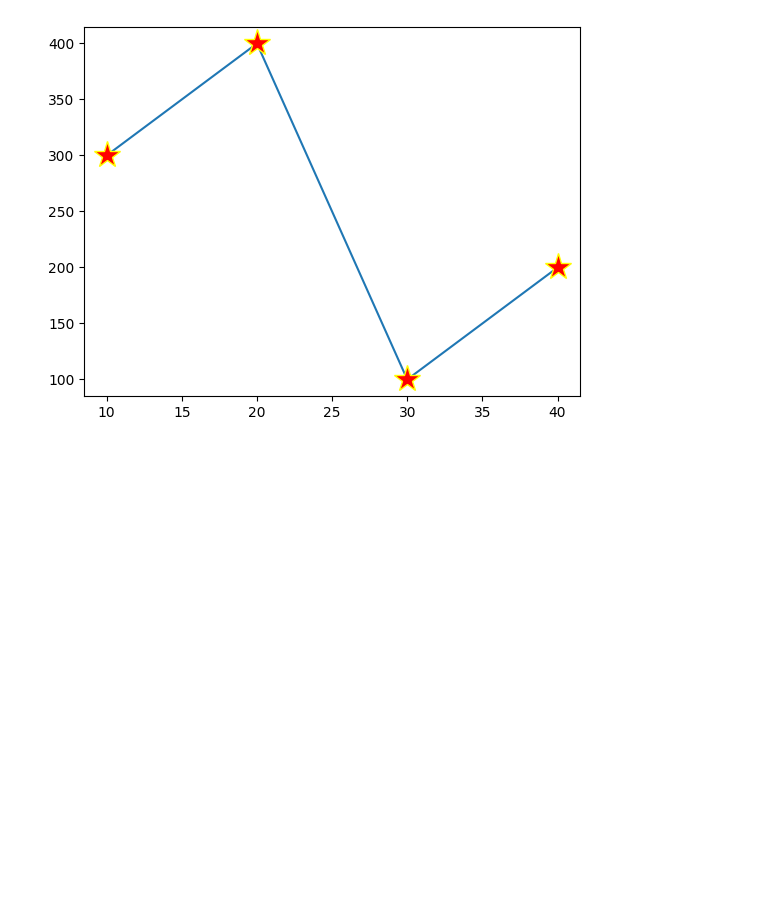
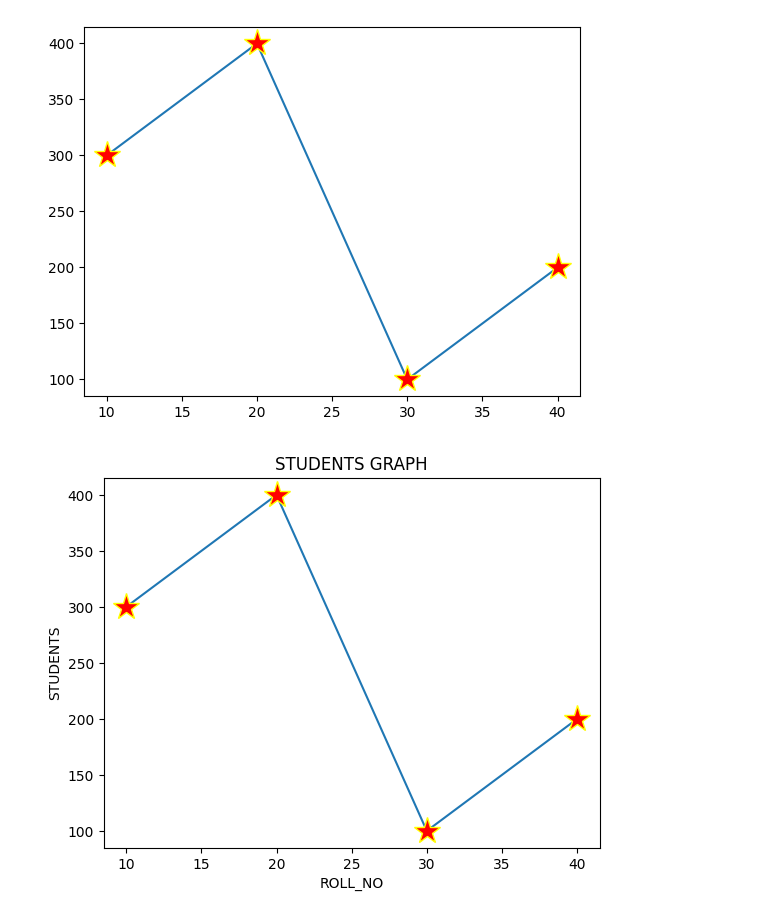
Before and after one commit to manu8274/1language-C, a Jupyter notebook: class/2nd_YR/4th_SEM/lec_4_AIML/class/02FEB/07_feb.ipynb, the cells around one changed output. Drawn from its saved outputs; the diff is of its cells as text; code cells hidden in the pictures; blank space fills up the shorter version.

```diff
--- a/class/2nd_YR/4th_SEM/lec_4_AIML/class/02FEB/07_feb.ipynb
+++ b/class/2nd_YR/4th_SEM/lec_4_AIML/class/02FEB/07_feb.ipynb
@@ -74,3 +74,13 @@ plt.plot(x,y,marker='*',ms=20,mec='yellow',mfc='red')#ms=markersize,mec=markered
 plt.show()
 # %% [output]
 [figure]
+# %%
+x=[10,20,30,40]
+y=[300,400,100,200]
+plt.plot(x,y,marker='*',ms=20,mec='yellow',mfc='red')
+plt.xlabel('ROLL_NO')
+plt.ylabel('STUDENTS')
+plt.title('STUDENTS GRAPH')
+plt.show()
+# %% [output]
+[figure, added]
```
Also changed, not shown: parts of 1 cell of this notebook.
